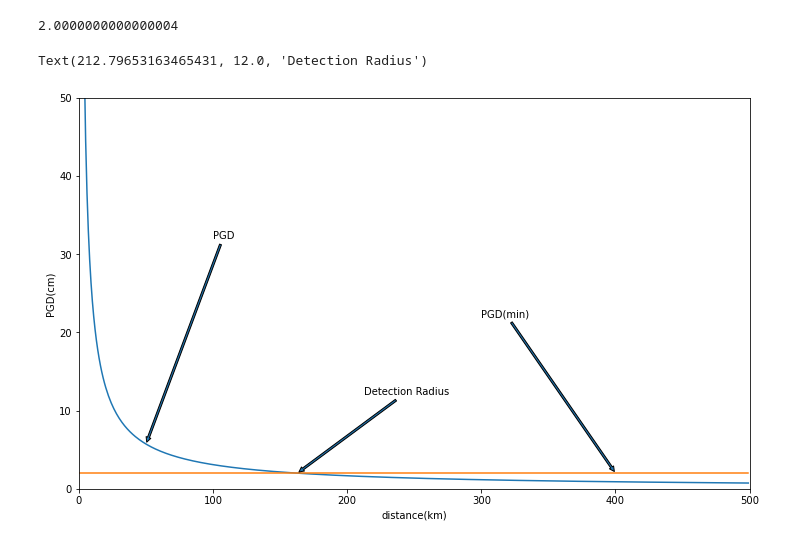
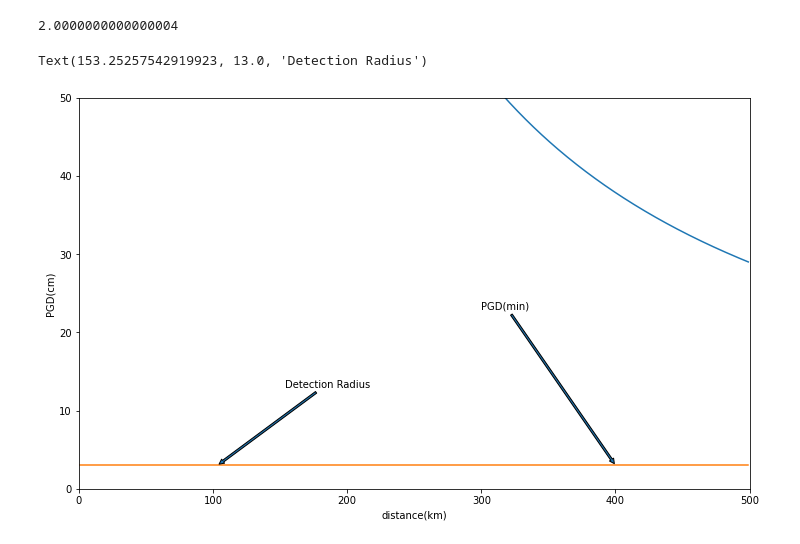
Before and after one commit to david-mencin/ColombiaEEW, a Jupyter notebook: test_PGD.ipynb, the cells around one changed output. Drawn from its saved outputs; the diff is of its cells as text; code cells hidden in the pictures.

```diff
--- a/test_PGD.ipynb
+++ b/test_PGD.ipynb
@@ -136,25 +136,25 @@ temp
 # %% [output]
 2.0000000000000004
 # %%
-noise = 2.0
+noise = 3.0
 max_dist = 500
-mag = 6.5
+mag = 8.8
 distance = np.arange(1,max_dist,1)
 pgd_threshold = np.linspace(noise,noise,num=max_dist-1)
 pgd_pred = pgd(mag,distance)
 fig, ax = plt.subplots(figsize=(10, 6), layout='constrained')
 plt.ylim([0, 50])
 plt.xlim([0, max_dist])
 ax.plot(distance,pgd_pred)
 ax.plot(distance,pgd_threshold)
 ax.set_xlabel('distance(km)')
 ax.set_ylabel('PGD(cm)')
 dist = get_distance_from_mw(6.5,pgd_threshold=noise)
 ax.annotate('PGD', xy=(50, pgd(mag,50)), xytext=(100, noise+30), arrowprops=dict(arrowstyle='Simple'))
 ax.annotate('PGD(min)', xy=(400, noise), xytext=(300, noise+20), arrowprops=dict(arrowstyle='Simple'))
 ax.annotate('Detection Radius', xy=(get_distance_from_mw(6.5,pgd_threshold=noise), noise), xytext=(get_distance_from_mw(6.5,pgd_threshold=noise)+50, noise+10), arrowprops=dict(arrowstyle='Simple'))
 # %% [output]
-Text(212.79653163465431, 12.0, 'Detection Radius')
+Text(153.25257542919923, 13.0, 'Detection Radius')
-[figure, old version]
+[figure, new version]
 # %%
 fig.savefig('PGD_example.png',format='png')
```
Also changed, not shown: parts of 1 cell of this notebook, 2 other files.
